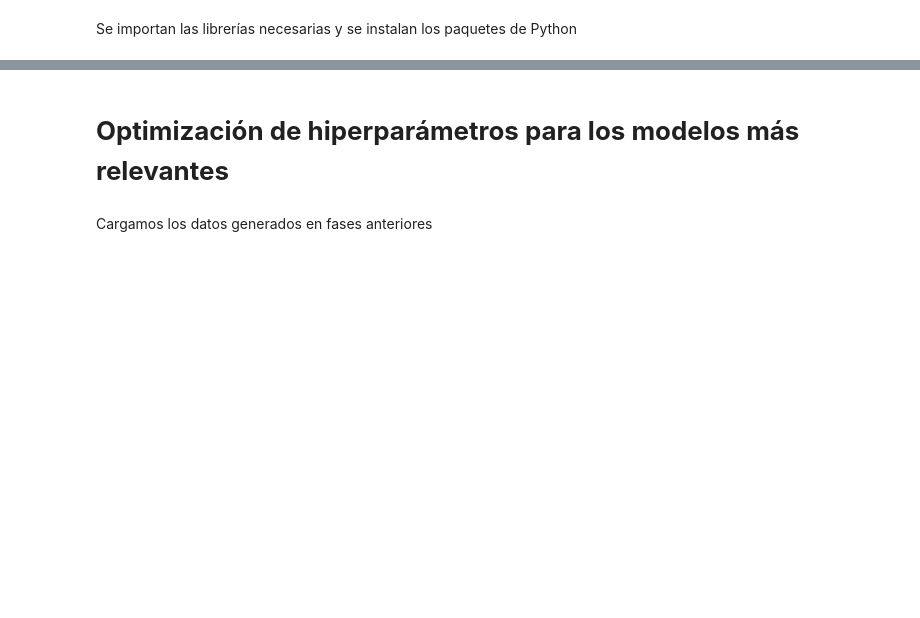
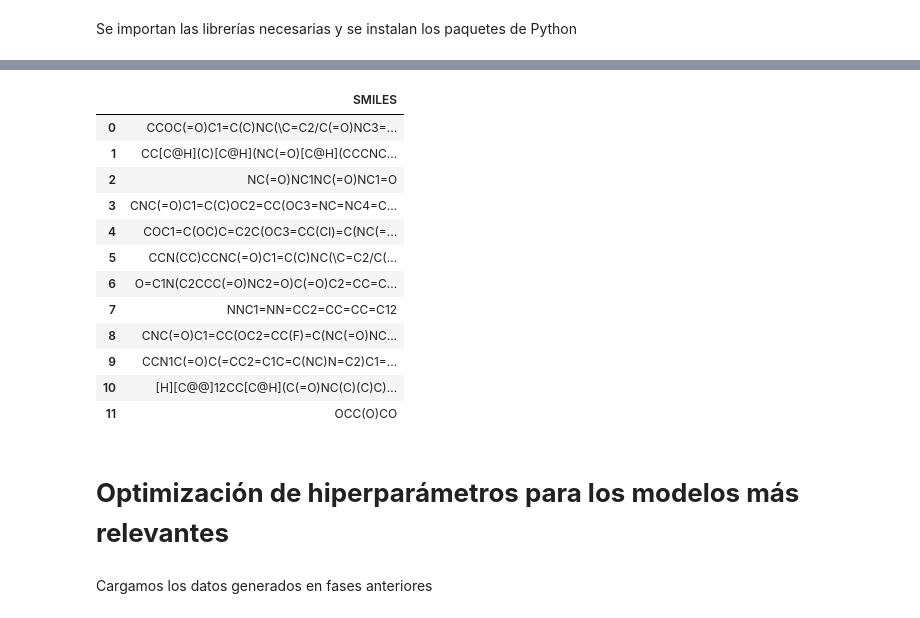
Before and after one commit to rromerov/Proyecto_Integrador, a Jupyter notebook: Demo/Demo.12.ipynb, the cells around one changed output, grey strips where cells are left out. Saved outputs shown, nothing was run; the diff lists cells and outputs as text; code cells hidden in the pictures; blank space fills up the shorter version.

```diff
--- a/Demo/Demo.12.ipynb
+++ b/Demo/Demo.12.ipynb
@@ -183,0 +266,5 @@ from chembl_webresource_client.new_client import new_client
+# %%
+# Buscar compuestos relacionados con VEGF en DrugBank
+%%capture
+drugbank_query = "VEGF"
+drugbank_smiles = get_drugbank_smiles(drugbank_query)
@@ -184,3 +286,21 @@ from chembl_webresource_client.new_client import new_client
+# %%
+# Crear un DataFrame con los resultados de DrugBank
+df_drugbank_smiles = pd.DataFrame(drugbank_smiles, columns=['SMILES'])
+df_drugbank_smiles
+# %% [output]
+|  | SMILES |
+| 0 | CCOC(=O)C1=C(C)NC(\C=C2/C(=O)NC3=... |
+| 1 | CC[C@H](C)[C@H](NC(=O)[C@H](CCCNC... |
+| 2 | NC(=O)NC1NC(=O)NC1=O |
+| 3 | CNC(=O)C1=C(C)OC2=CC(OC3=NC=NC4=C... |
+| 4 | COC1=C(OC)C=C2C(OC3=CC(Cl)=C(NC(=... |
+| 5 | CCN(CC)CCNC(=O)C1=C(C)NC(\C=C2/C(... |
+| 6 | O=C1N(C2CCC(=O)NC2=O)C(=O)C2=CC=C... |
+| 7 | NNC1=NN=CC2=CC=CC=C12 |
+| 8 | CNC(=O)C1=CC(OC2=CC(F)=C(NC(=O)NC... |
+| 9 | CCN1C(=O)C(=CC2=C1C=C(NC)N=C2)C1=... |
+| 10 | [H][C@@]12CC[C@H](C(=O)NC(C)(C)C)... |
+| 11 | OCC(O)CO |
 # %% [markdown]
 # **Optimización de hiperparámetros para los modelos más relevantes**
 # %% [markdown]
```
Also changed, not shown: parts of 15 cells of this notebook.
